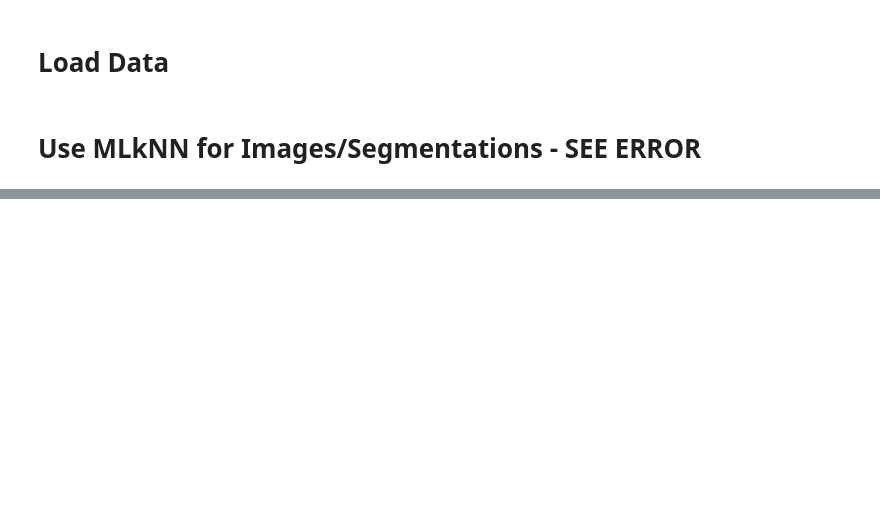
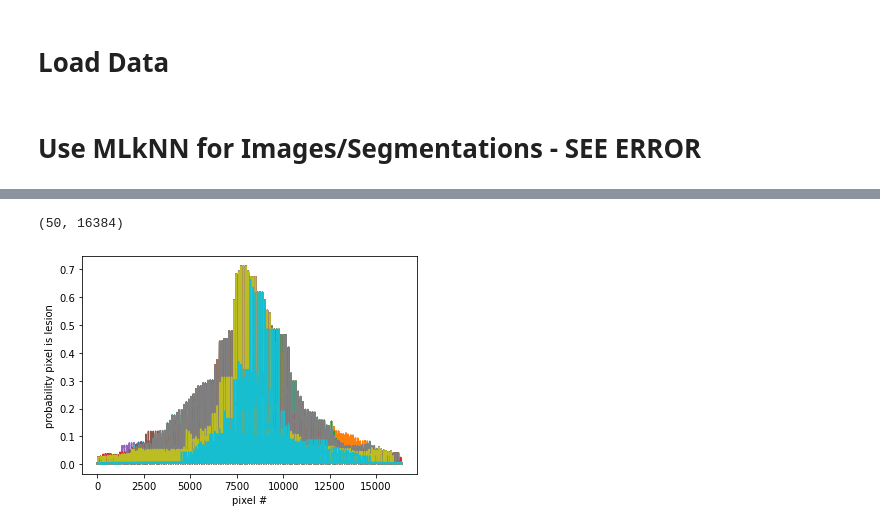
Before and after one commit to NeuroDataDesign/ProgLearn_2021-2022, a Jupyter notebook: Narayani_Wagle/scene-segmentation/MLKNN_Voter_Test.ipynb, the cells around one changed output, grey strips where cells are left out. Cells and saved outputs as stored; diff of their text form; code cells hidden in the pictures; blank space fills up the shorter version.

```diff
--- a/Narayani_Wagle/scene-segmentation/MLKNN_Voter_Test.ipynb
+++ b/Narayani_Wagle/scene-segmentation/MLKNN_Voter_Test.ipynb
@@ -41,8 +33,8 @@ val_data_size = 171
 valid_ids = train_ids[:val_data_size]
 train_ids = train_ids[val_data_size:]
 
-smalltrain = train_ids[:10]
-smalltest = train_ids[10:15]
+smalltrain = train_ids[:100]
+smalltest = train_ids[100:150]
 
 trainx = []
 trainy = []
@@ -129,3 +121,5 @@ def predict_proba(testx):
             new_col = np.zeros(votes_per_example.shape[0])
             votes_per_example = np.insert(votes_per_example, i, new_col, axis=1)
     return votes_per_example
+# %%
+probs = predict_proba(testx)
@@ -131,0 +131,2 @@ def predict_proba(testx):
+# %%
+probs = probs.toarray()
@@ -132 +151,15 @@ def predict_proba(testx):
+# %%
+probs.shape
+# %% [output]
+(50, 16384)
+# %%
+xs = np.array([[i for i in range(probs.shape[1])] for i in range(probs.shape[0])])
+# %%
+for x,y in zip(xs, probs):
+    plt.plot(x, y)
+plt.xlabel('pixel #')
+plt.ylabel('probability pixel is lesion')
+plt.show()
+# %% [output]
+[figure, added]
 # %%
```
Also changed, not shown: parts of 7 cells of this notebook.
